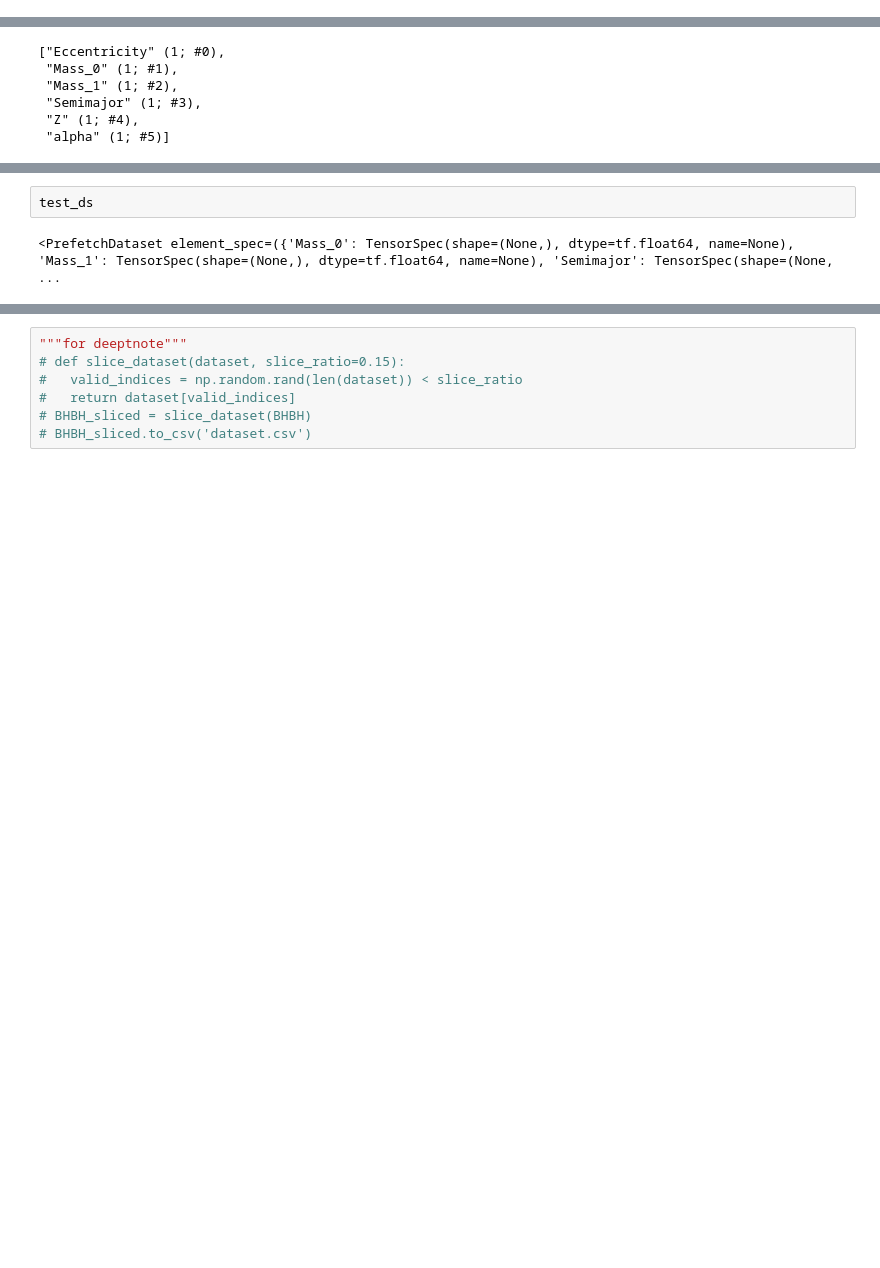
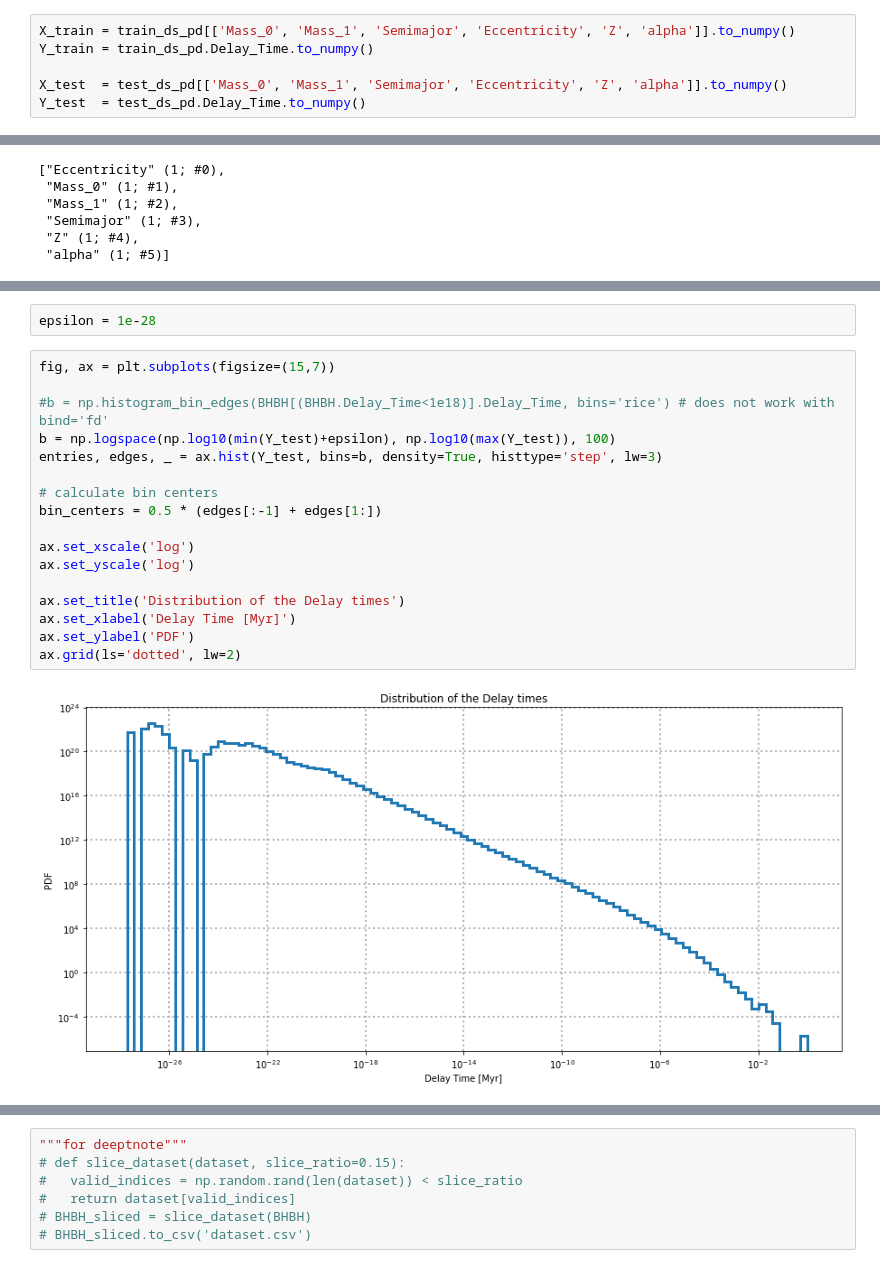
Before and after one commit to Bahadoram/Delay-Time-Dist.-of-Compact-Binary-Objects, a Jupyter notebook: random_forest.ipynb, the cells around one changed output, grey strips where cells are left out. Cells and saved outputs as stored; diff of their text form; blank space fills up the shorter version.

```diff
--- a/random_forest.ipynb
+++ b/random_forest.ipynb
@@ -318,0 +322,6 @@ print("{} examples in training, {} examples for testing.".format(len(train_ds_pd
+# %%
+X_train = train_ds_pd[['Mass_0', 'Mass_1', 'Semimajor', 'Eccentricity', 'Z', 'alpha']].to_numpy()
+Y_train = train_ds_pd.Delay_Time.to_numpy()
+
+X_test  = test_ds_pd[['Mass_0', 'Mass_1', 'Semimajor', 'Eccentricity', 'Z', 'alpha']].to_numpy()
+Y_test  = test_ds_pd.Delay_Time.to_numpy()
@@ -420,4 +458,21 @@ Y_pred = model.predict(test_ds)
-# %%
-test_ds
-# %% [output]
-<PrefetchDataset element_spec=({'Mass_0': TensorSpec(shape=(None,), dtype=tf.float64, name=None), 'Mass_1': TensorSpec(shape=(None,), dtype=tf.float64, name=None), 'Semimajor': TensorSpec(shape=(None, ...
+# %%
+epsilon = 1e-28
+# %%
+fig, ax = plt.subplots(figsize=(15,7))
+
+#b = np.histogram_bin_edges(BHBH[(BHBH.Delay_Time<1e18)].Delay_Time, bins='rice') # does not work with bind='fd'
+b = np.logspace(np.log10(min(Y_test)+epsilon), np.log10(max(Y_test)), 100)
+entries, edges, _ = ax.hist(Y_test, bins=b, density=True, histtype='step', lw=3)
+
+# calculate bin centers
+bin_centers = 0.5 * (edges[:-1] + edges[1:])
+
+ax.set_xscale('log')
+ax.set_yscale('log')
+
+ax.set_title('Distribution of the Delay times')
+ax.set_xlabel('Delay Time [Myr]')
+ax.set_ylabel('PDF')
+ax.grid(ls='dotted', lw=2)
+# %% [output]
+[figure, added]
```
Also changed, not shown: parts of 17 cells of this notebook.
